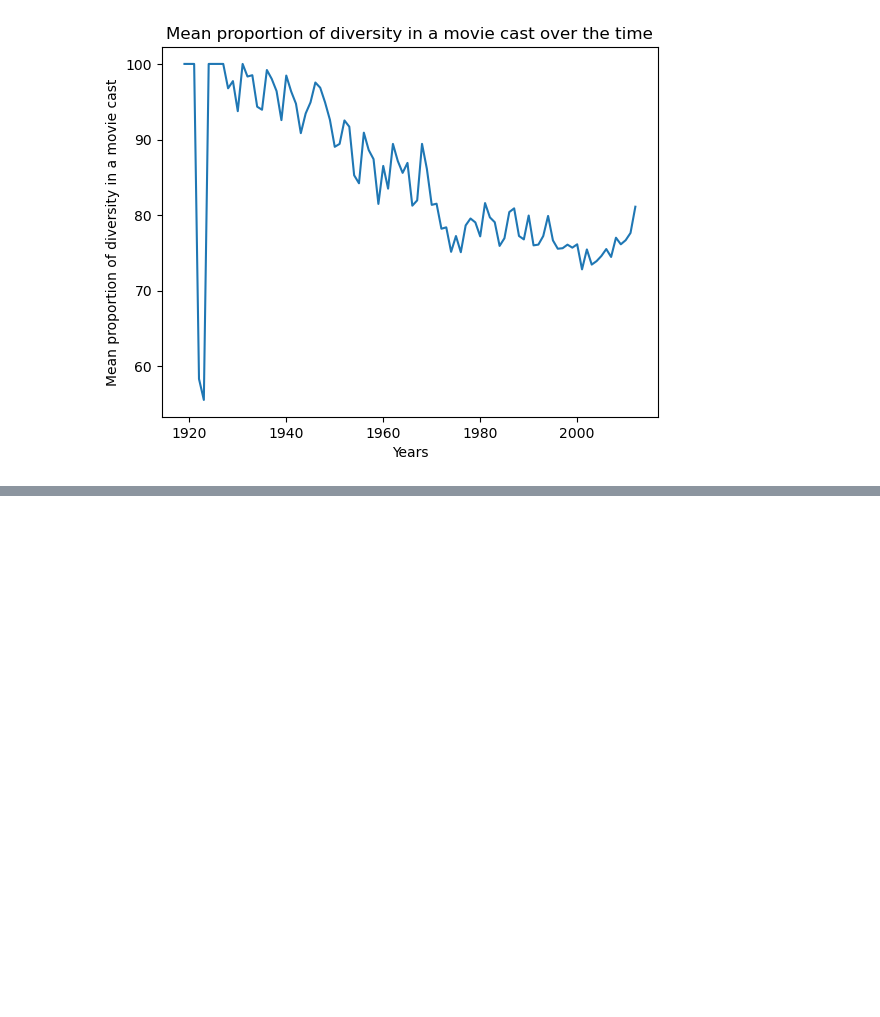
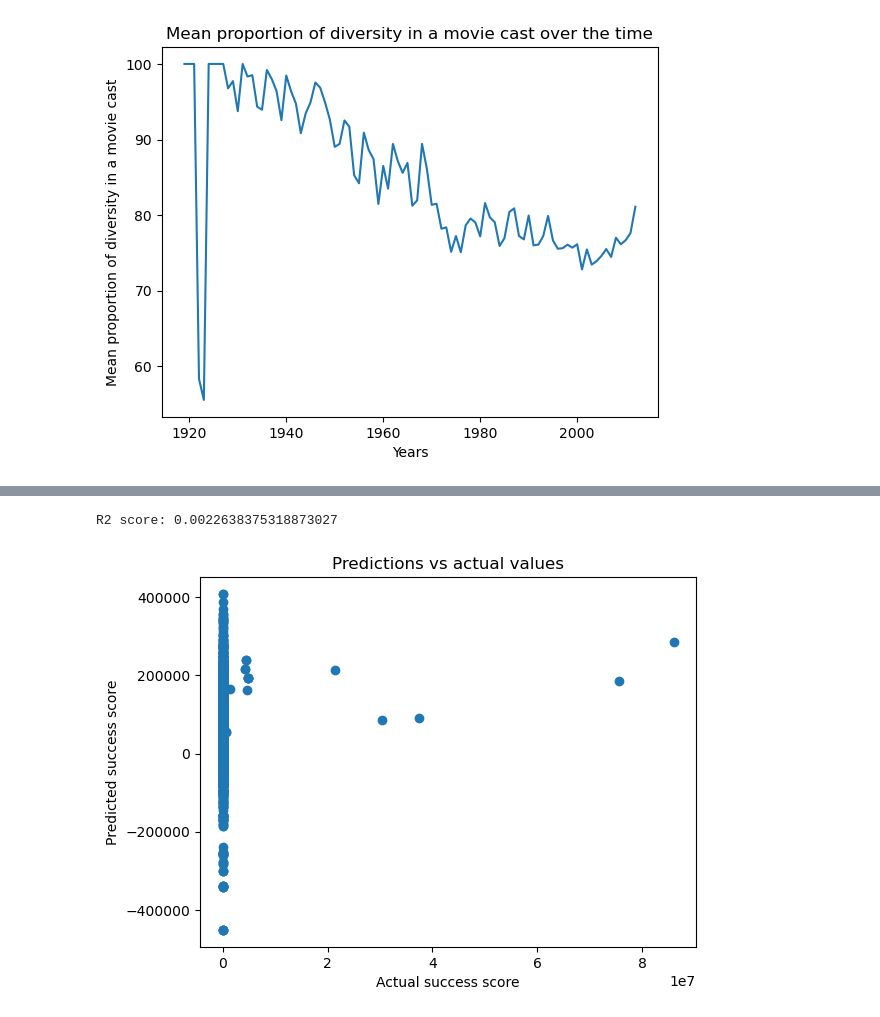
Before and after one commit to epfl-ada/ada-2023-project-draco, a Jupyter notebook: Milestone_2.ipynb, the cells around one changed output, grey strips where cells are left out. Drawn from its saved outputs; the diff is of its cells as text; code cells hidden in the pictures; blank space fills up the shorter version.

Commit message:
First version of Success Score

```diff
--- a/Milestone_2.ipynb
+++ b/Milestone_2.ipynb
@@ -1131,6 +1131,13 @@ diversity_per_movie = characters_movies.groupby('Wikipedia Movie ID')['Ethnicity
 diversity_per_movie = pd.DataFrame({'Wikipedia Movie ID': diversity_per_movie.index.values,'Unique ethnicity':diversity_per_movie.values })
 
 characters_movies = characters_movies.merge(diversity_per_movie,how='left',on='Wikipedia Movie ID')
+
+#Count the number of unique ethnicities in a movie cast
+number_diversity_per_movie = characters_movies.groupby('Wikipedia Movie ID')['Ethnicity'].apply(lambda x : (len(np.unique(x))))
+#Then for each year, find the mean number of unique ethnicities in the cast
+number_diversity_per_movie = pd.DataFrame({'Wikipedia Movie ID': number_diversity_per_movie.index.values,'Number unique ethnicity':number_diversity_per_movie.values })
+
+characters_movies = characters_movies.merge(number_diversity_per_movie,how='left',on='Wikipedia Movie ID')
 # %%
 characters_movies.groupby('Movie release year')['Unique ethnicity'].mean().plot()
 plt.title('Mean proportion of diversity in a movie cast over the time')
@@ -1141,0 +1151,10 @@ Text(0, 0.5, 'Mean proportion of diversity in a movie cast')
+# %%
+# Caluculate the proportion of Female and Male
+proportion_gender = characters_movies.groupby('Wikipedia Movie ID')['Gender'].value_counts(normalize=True) * 100
+proportion_gender = proportion_gender.unstack()
+proportion_gender['Proportion Male'] = proportion_gender['M']
+proportion_gender['Proportion Female'] = proportion_gender['F']
+proportion_gender = proportion_gender[['Proportion Male', 'Proportion Female']]
+proportion_gender = proportion_gender.fillna(0)
+
+characters_movies = characters_movies.merge(proportion_gender,how='left',on='Wikipedia Movie ID')
@@ -1141,0 +1234,27 @@ Text(0, 0.5, 'Mean proportion of diversity in a movie cast')
+# %%
+# Make predictions on the test set. Make pipeline to include scalar
+# Create a pipeline with scaling and linear regression
+pipeline = Pipeline([
+    ('scaler', scaler),
+    ('model', LinearRegression())
+])
+
+# Fit the pipeline on the training data
+pipeline.fit(X_train, Y_train)
+
+# Make predictions on the test set
+predictions = pipeline.predict(X_test)
+predictions
+# Compute the R2 score and print it
+r2 = pipeline.score(X_test, Y_test)
+print(f"R2 score: {r2}")
+
+# Plot the predictions vs the actual values
+plt.scatter(Y_test, predictions)
+plt.xlabel('Actual success score')
+plt.ylabel('Predicted success score')
+plt.title('Predictions vs actual values')
+plt.show()
+# %% [output]
+R2 score: 0.0022638375318873027
+[figure, added]
```
Also changed, not shown: parts of 8 cells of this notebook.
